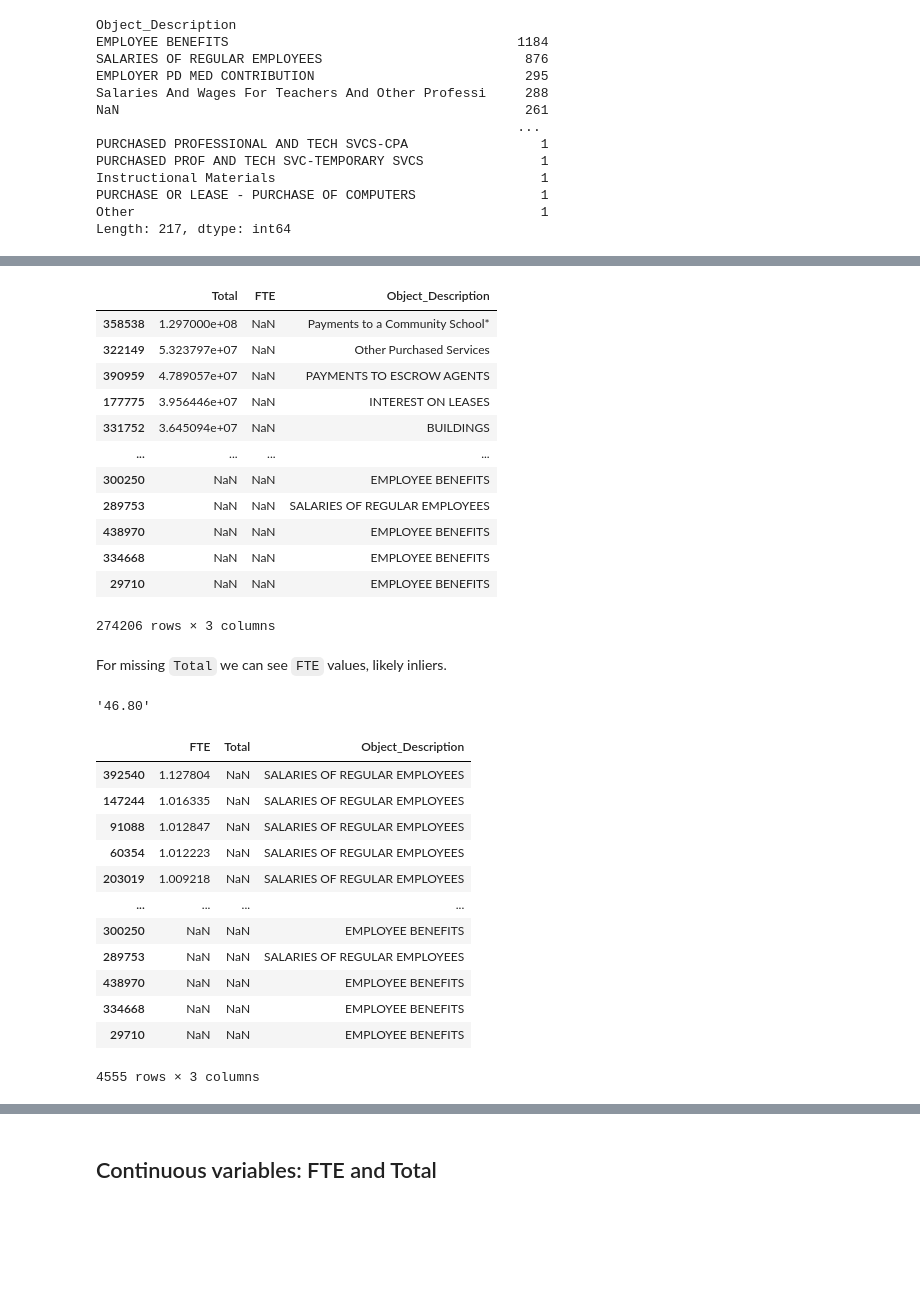
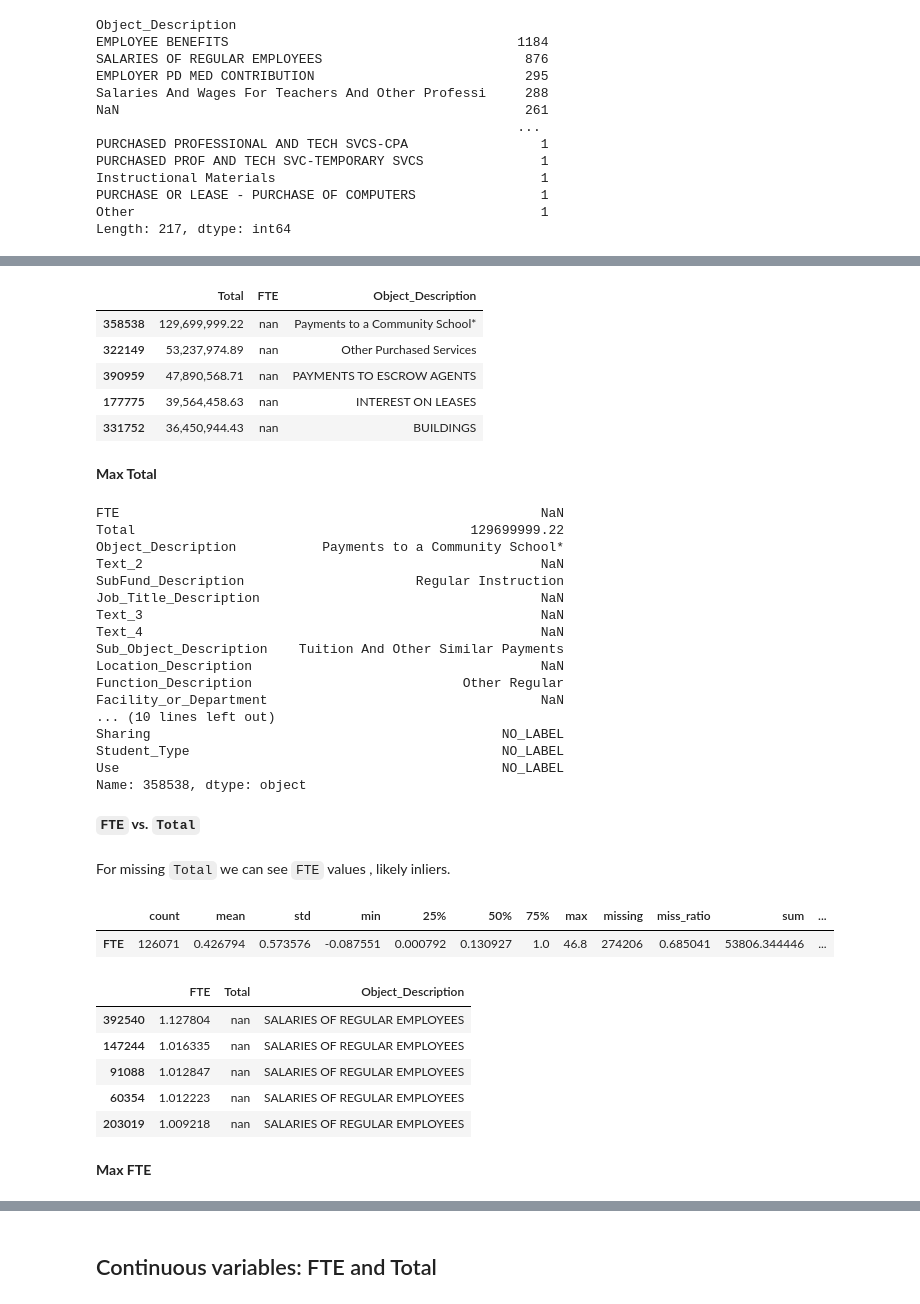
Before and after one commit to mauriciocramos/school-budgets, a Jupyter notebook: notebooks/1-Analysis.ipynb, the cells around one changed output, grey strips where cells are left out. Drawn from its saved outputs; the diff is of its cells as text; code cells hidden in the pictures; blank space fills up the shorter version.

```diff
--- a/notebooks/1-Analysis.ipynb
+++ b/notebooks/1-Analysis.ipynb
@@ -329,38 +363,51 @@ f'{df.Total.max():,.2f}'
 # %%
-df.loc[df.FTE.isnull(), ['Total', 'FTE', 'Object_Description']].sort_values('Total', ascending=False)
+df.loc[df.FTE.isnull(), ['Total', 'FTE', 'Object_Description']].sort_values('Total', ascending=False).head().style.format({'Total':'{:,.2f}'})
 # %% [output]
 |  | Total | FTE | Object_Description |
-| 358538 | 1.297000e+08 | NaN | Payments to a Community School* |
-| 322149 | 5.323797e+07 | NaN | Other Purchased Services |
-| 390959 | 4.789057e+07 | NaN | PAYMENTS TO ESCROW AGENTS |
-| 177775 | 3.956446e+07 | NaN | INTEREST ON LEASES |
-| 331752 | 3.645094e+07 | NaN | BUILDINGS |
-| ... | ... | ... | ... |
-| 300250 | NaN | NaN | EMPLOYEE BENEFITS |
-| 289753 | NaN | NaN | SALARIES OF REGULAR EMPLOYEES |
-| 438970 | NaN | NaN | EMPLOYEE BENEFITS |
-| 334668 | NaN | NaN | EMPLOYEE BENEFITS |
-| 29710 | NaN | NaN | EMPLOYEE BENEFITS |
+| 358538 | 129,699,999.22 | nan | Payments to a Community School* |
+| 322149 | 53,237,974.89 | nan | Other Purchased Services |
+| 390959 | 47,890,568.71 | nan | PAYMENTS TO ESCROW AGENTS |
+| 177775 | 39,564,458.63 | nan | INTEREST ON LEASES |
+| 331752 | 36,450,944.43 | nan | BUILDINGS |
-274206 rows × 3 columns
+# %% [markdown]
+**Max Total**
+# %%
+df.iloc[df.Total.argmax()][NUMERIC_FEATURES + TEXT_FEATURES + LABELS]
+# %% [output]
+FTE                                                      NaN
+Total                                           129699999.22
+Object_Description           Payments to a Community School*
+Text_2                                                   NaN
+SubFund_Description                      Regular Instruction
+Job_Title_Description                                    NaN
+Text_3                                                   NaN
+Text_4                                                   NaN
+Sub_Object_Description    Tuition And Other Similar Payments
+Location_Description                                     NaN
+Function_Description                           Other Regular
+Facility_or_Department                                   NaN
+... (10 lines left out)
+Sharing                                             NO_LABEL
+Student_Type                                        NO_LABEL
+Use                                                 NO_LABEL
+Name: 358538, dtype: object
+# %% [markdown]
+**`FTE` vs. `Total`**
 # %% [markdown]
-For missing `Total` we can see `FTE` values, likely inliers.
+For missing `Total` we can see `FTE` values , likely inliers.
 # %%
-f'{df.FTE.max():,.2f}'
+numeric_statistics(df[['FTE']])
 # %% [output]
-'46.80'
+|  | count | mean | std | min | 25% | 50% | 75% | max | missing | miss_ratio | sum | ... |
+| FTE | 126071 | 0.426794 | 0.573576 | -0.087551 | 0.000792 | 0.130927 | 1.0 | 46.8 | 274206 | 0.685041 | 53806.344446 | ... |
 # %%
-df.loc[df.Total.isnull(), ['FTE', 'Total', 'Object_Description']].sort_values('FTE', ascending=False)
+df.loc[df.Total.isnull(), ['FTE', 'Total', 'Object_Description']].sort_values('FTE', ascending=False).head().style.format({'Total':'{:,.2f}'})
 # %% [output]
 |  | FTE | Total | Object_Description |
-| 392540 | 1.127804 | NaN | SALARIES OF REGULAR EMPLOYEES |
-| 147244 | 1.016335 | NaN | SALARIES OF REGULAR EMPLOYEES |
-| 91088 | 1.012847 | NaN | SALARIES OF REGULAR EMPLOYEES |
-| 60354 | 1.012223 | NaN | SALARIES OF REGULAR EMPLOYEES |
-| 203019 | 1.009218 | NaN | SALARIES OF REGULAR EMPLOYEES |
-| ... | ... | ... | ... |
-| 300250 | NaN | NaN | EMPLOYEE BENEFITS |
-| 289753 | NaN | NaN | SALARIES OF REGULAR EMPLOYEES |
-| 438970 | NaN | NaN | EMPLOYEE BENEFITS |
-| 334668 | NaN | NaN | EMPLOYEE BENEFITS |
-| 29710 | NaN | NaN | EMPLOYEE BENEFITS |
+| 392540 | 1.127804 | nan | SALARIES OF REGULAR EMPLOYEES |
+| 147244 | 1.016335 | nan | SALARIES OF REGULAR EMPLOYEES |
+| 91088 | 1.012847 | nan | SALARIES OF REGULAR EMPLOYEES |
+| 60354 | 1.012223 | nan | SALARIES OF REGULAR EMPLOYEES |
+| 203019 | 1.009218 | nan | SALARIES OF REGULAR EMPLOYEES |
-4555 rows × 3 columns
+# %% [markdown]
+**Max FTE**
```
Also changed, not shown: parts of 302 cells of this notebook.
